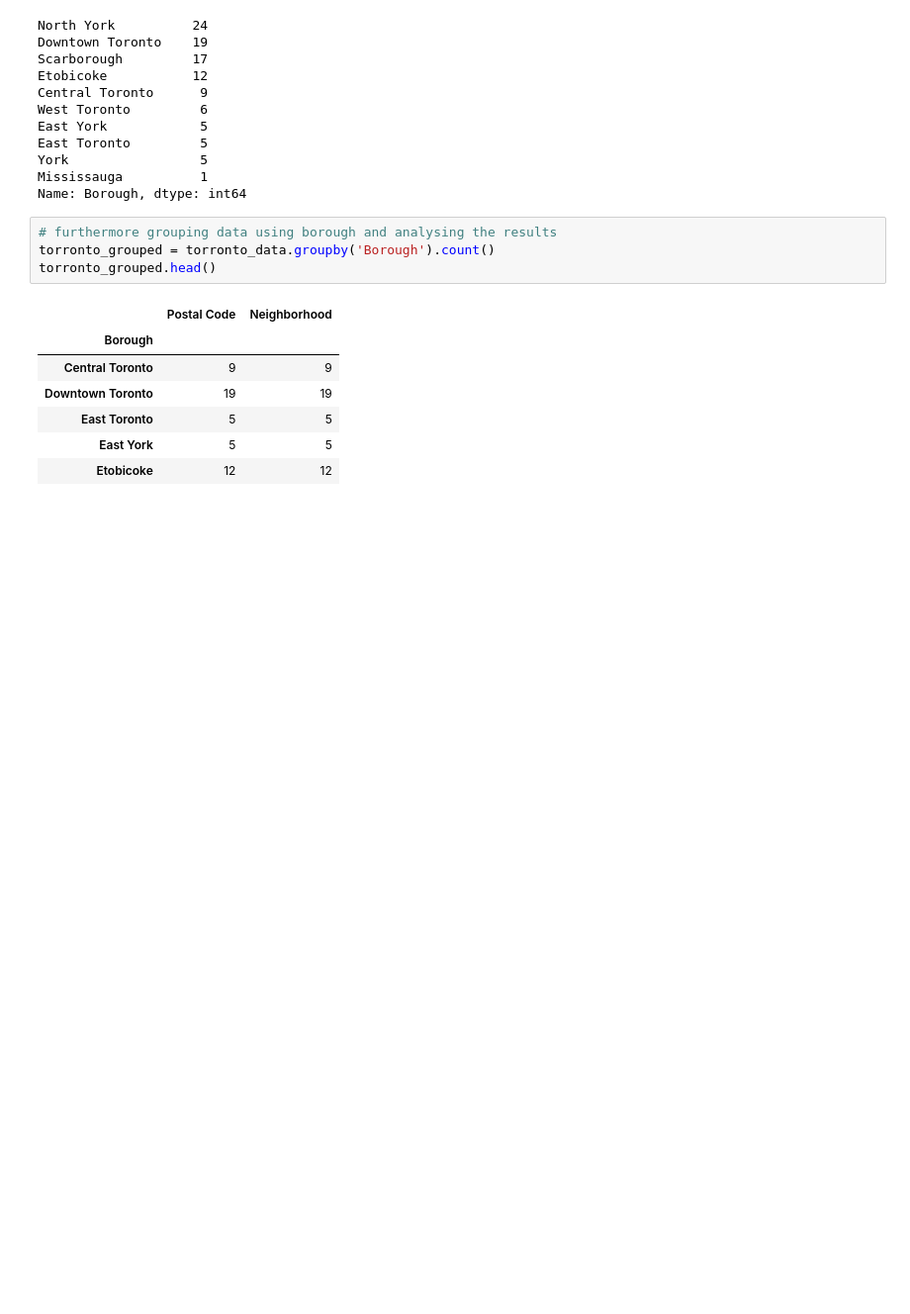
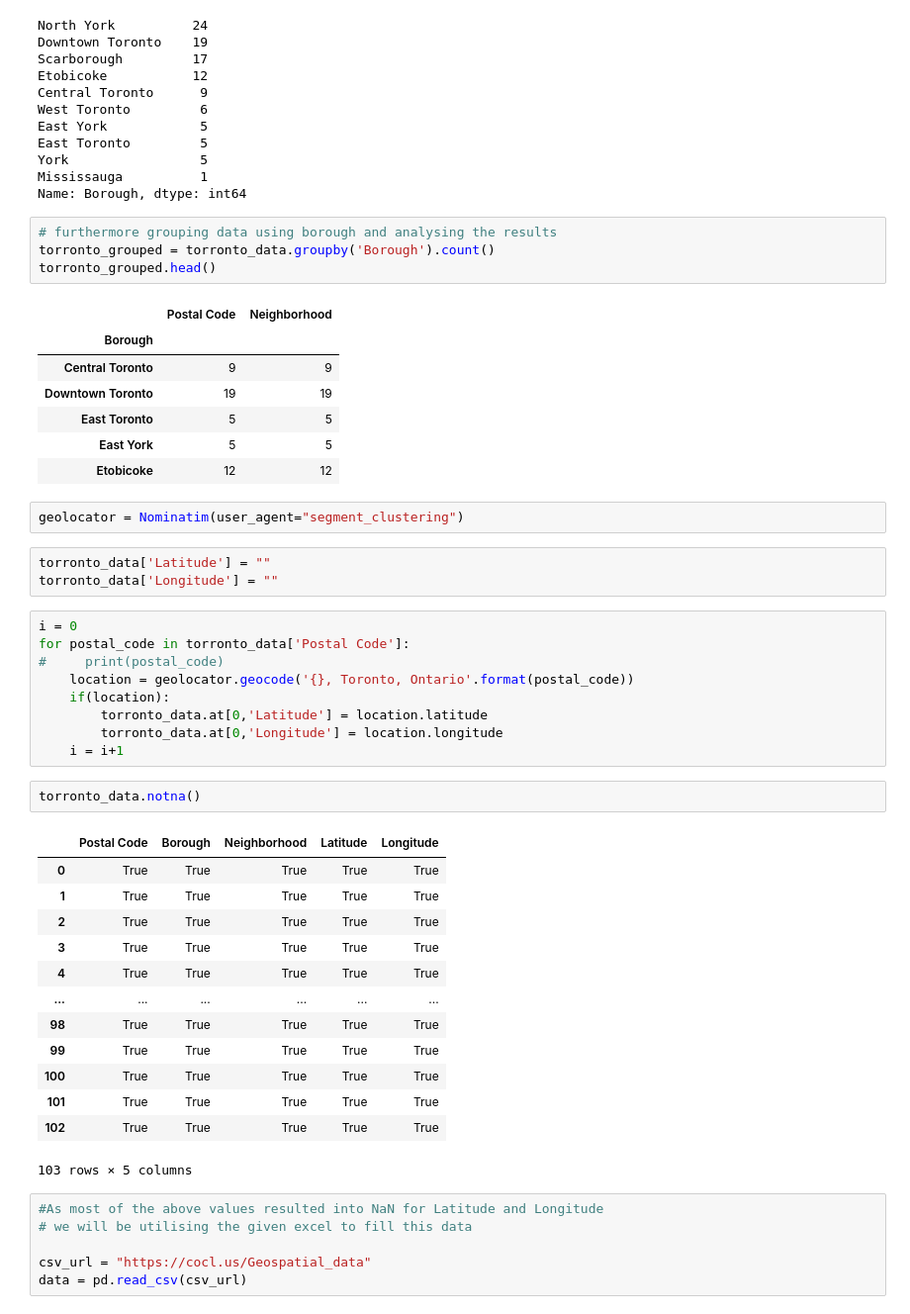
Before and after one commit to alunavat/segmenting_and_clustering_neighborhoods_in_toronto, a Jupyter notebook: Segmenting and Clustering Neighborhoods in Toronto.ipynb, the cells around one changed output. Shown at 99% size. Saved outputs shown, nothing was run; the diff lists cells and outputs as text; blank space fills up the shorter version.

```diff
--- a/Segmenting and Clustering Neighborhoods in Toronto.ipynb
+++ b/Segmenting and Clustering Neighborhoods in Toronto.ipynb
@@ -98,3 +129,39 @@ torronto_grouped.head()
 | East Toronto | 5 | 5 |
 | East York | 5 | 5 |
 | Etobicoke | 12 | 12 |
+# %%
+geolocator = Nominatim(user_agent="segment_clustering")
+# %%
+torronto_data['Latitude'] = ""
+torronto_data['Longitude'] = ""
+# %%
+i = 0
+for postal_code in torronto_data['Postal Code']:
+#     print(postal_code)
+    location = geolocator.geocode('{}, Toronto, Ontario'.format(postal_code))
+    if(location):
+        torronto_data.at[0,'Latitude'] = location.latitude
+        torronto_data.at[0,'Longitude'] = location.longitude
+    i = i+1
+# %%
+torronto_data.notna()
+# %% [output]
+|  | Postal Code | Borough | Neighborhood | Latitude | Longitude |
+| 0 | True | True | True | True | True |
+| 1 | True | True | True | True | True |
+| 2 | True | True | True | True | True |
+| 3 | True | True | True | True | True |
+| 4 | True | True | True | True | True |
+| ... | ... | ... | ... | ... | ... |
+| 98 | True | True | True | True | True |
+| 99 | True | True | True | True | True |
+| 100 | True | True | True | True | True |
+| 101 | True | True | True | True | True |
+| 102 | True | True | True | True | True |
+103 rows × 5 columns
+# %%
+#As most of the above values resulted into NaN for Latitude and Longitude
+# we will be utilising the given excel to fill this data
+
+csv_url = "https://cocl.us/Geospatial_data"
+data = pd.read_csv(csv_url)
```
Also changed, not shown: parts of 28 cells of this notebook.
